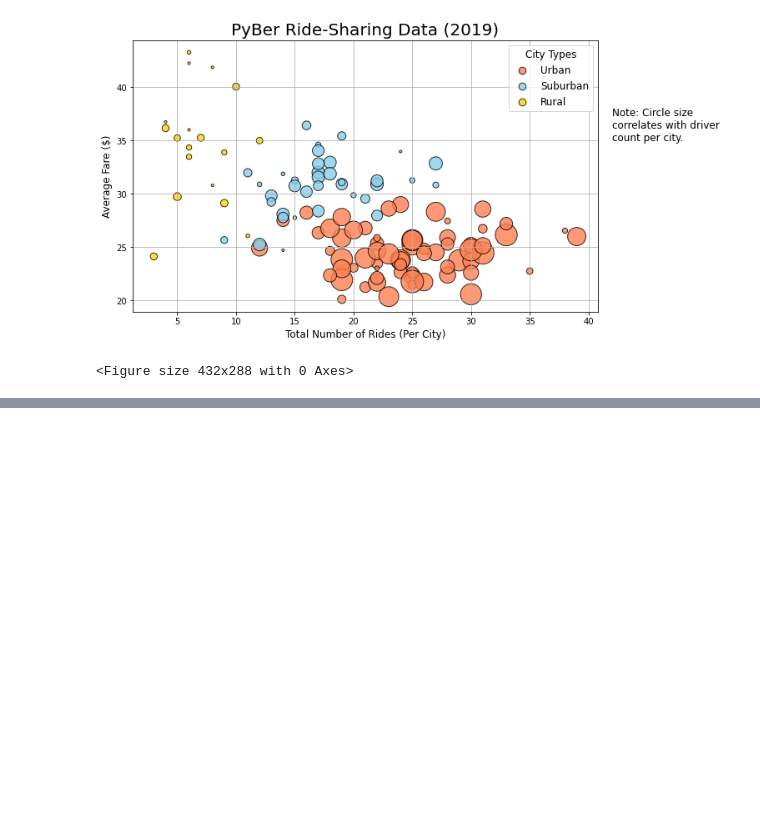
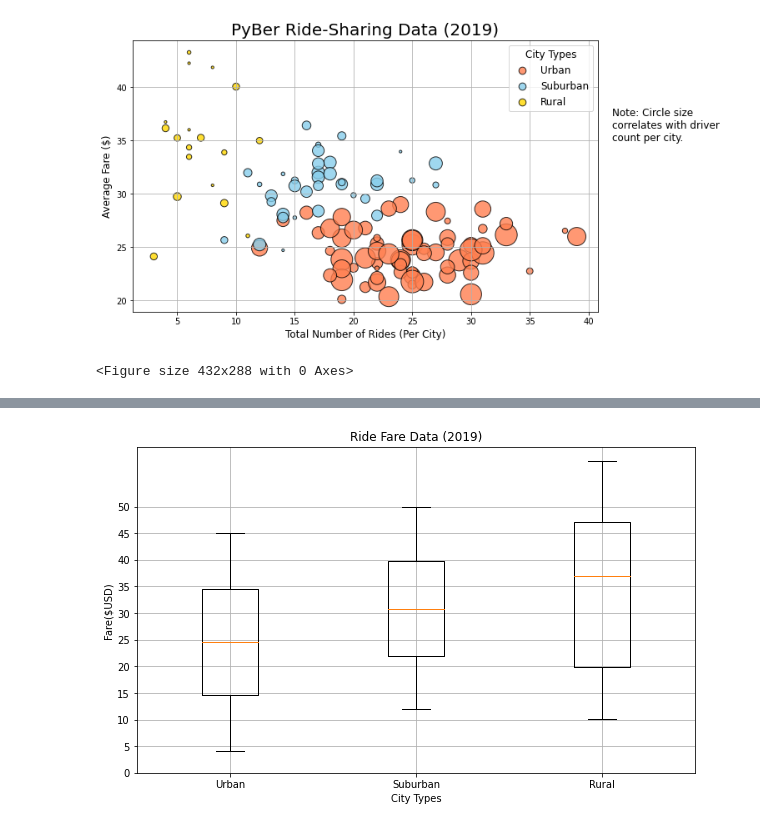
Before and after one commit to Olibabba/PyBer_Analysis, a Jupyter notebook: PyBer.ipynb, the cells around one changed output, grey strips where cells are left out. Drawn from its saved outputs; the diff is of its cells as text; code cells hidden in the pictures; blank space fills up the shorter version.

```diff
--- a/PyBer.ipynb
+++ b/PyBer.ipynb
@@ -264,0 +368,5 @@ SyntaxError: invalid syntax (3626662495.py, line 1)
+# %%
+urban_fare_list = urban_df['fare']
+suburb_fare_list = suburb_df['fare']
+rural_fare_list = rural_df['fare']
+urban_fare_list.head()
@@ -264,0 +511,18 @@ SyntaxError: invalid syntax (3626662495.py, line 1)
+# %%
+# Create a box-and-whisker plot for the urban fare data.
+x_labels = ["Urban", "Suburban","Rural"]
+fare_count_data = [urban_fare_list, suburb_fare_list, rural_fare_list]
+fig, ax = plt.subplots(figsize=(10, 6))
+ax.boxplot(fare_count_data, labels=x_labels)
+# Add the title, y-axis label and grid.
+ax.set_title('Ride Fare Data (2019)')
+ax.set_ylabel('Fare($USD)')
+ax.set_xlabel('City Types')
+ax.set_yticks(np.arange(0, 51, step=5.0))
+ax.grid()
+plt.savefig("analysis/Fig3.png")
+plt.show()
+#print("Summary Statistics")
+#urban_fare_list.describe()
+# %% [output]
+[figure, added]
```
Also changed, not shown: parts of 23 cells of this notebook, 3 other files.
